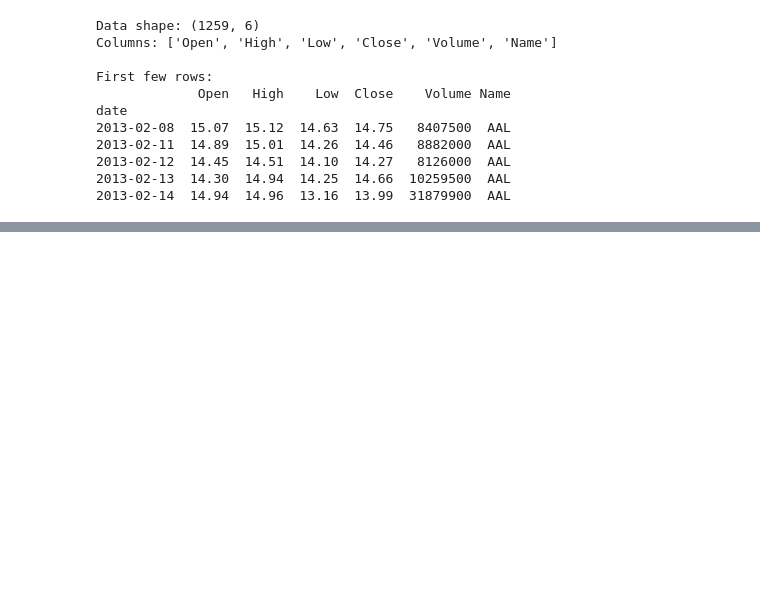
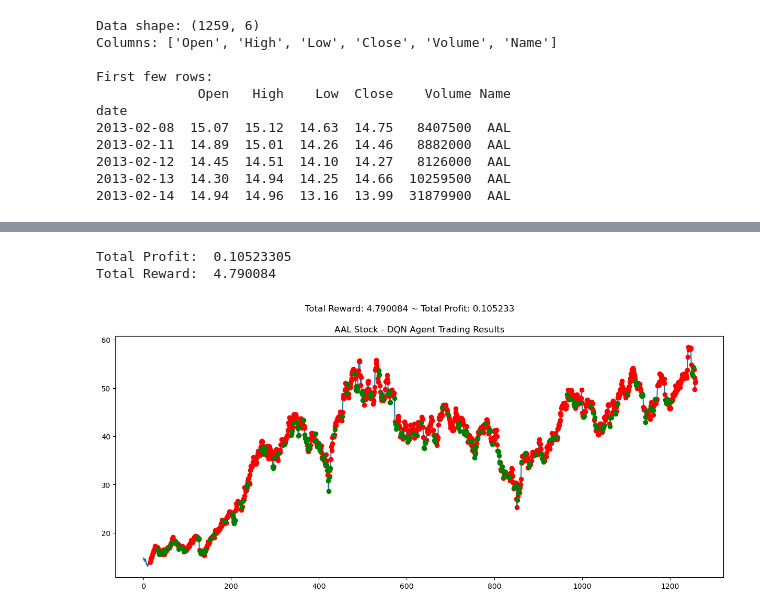
Before and after one commit to manoj1995madushanka/IT-5022-assignment, a Jupyter notebook: q_learn.ipynb, the cells around one changed output, grey strips where cells are left out. Cells and saved outputs as stored; diff of their text form; code cells hidden in the pictures; blank space fills up the shorter version.

Commit message:
Implement Deep Q-network with model training and observation

```diff
--- a/q_learn.ipynb
+++ b/q_learn.ipynb
@@ -70,0 +85,7 @@ env = DummyVecEnv([env_maker])
+# %%
+# Train the Agent
+print("Starting training...")
+# total_timesteps is how many days the agent will experience.
+# 100,000 means it will play through your 1,260-day dataset about 80 times.
+model.learn(total_timesteps=100000)
+print("Training finished!")
@@ -70,0 +110,38 @@ env = DummyVecEnv([env_maker])
+# %%
+
+#Evaluate the trained model
+# We create a new, single environment for testing
+test_env = gym.make(
+    'stocks-v0',
+    df=df,
+    frame_bound=(start_index, end_index),
+    window_size=window_size
+)
+
+observation, info = test_env.reset()
+done = False
+truncated = False
+
+while not (done or truncated):
+    # The agent predicts the best action (0 or 1) based on the current window of prices
+    action, _states = model.predict(observation, deterministic=True)
+
+    # We take the action in the environment
+    observation, reward, done, truncated, info = test_env.step(action)
+
+# Print final stats
+print("Total Profit: ", info['total_profit'])
+print("Total Reward: ", info['total_reward'])
+# %% [output]
+Total Profit:  0.10523305
+Total Reward:  4.790084
+# %%
+
+# Plot the results
+plt.figure(figsize=(15, 6))
+plt.cla()
+test_env.unwrapped.render_all()
+plt.title("AAL Stock - DQN Agent Trading Results")
+plt.show()
+# %% [output]
+[figure, added]
```
Also changed, not shown: parts of 2 cells of this notebook.
